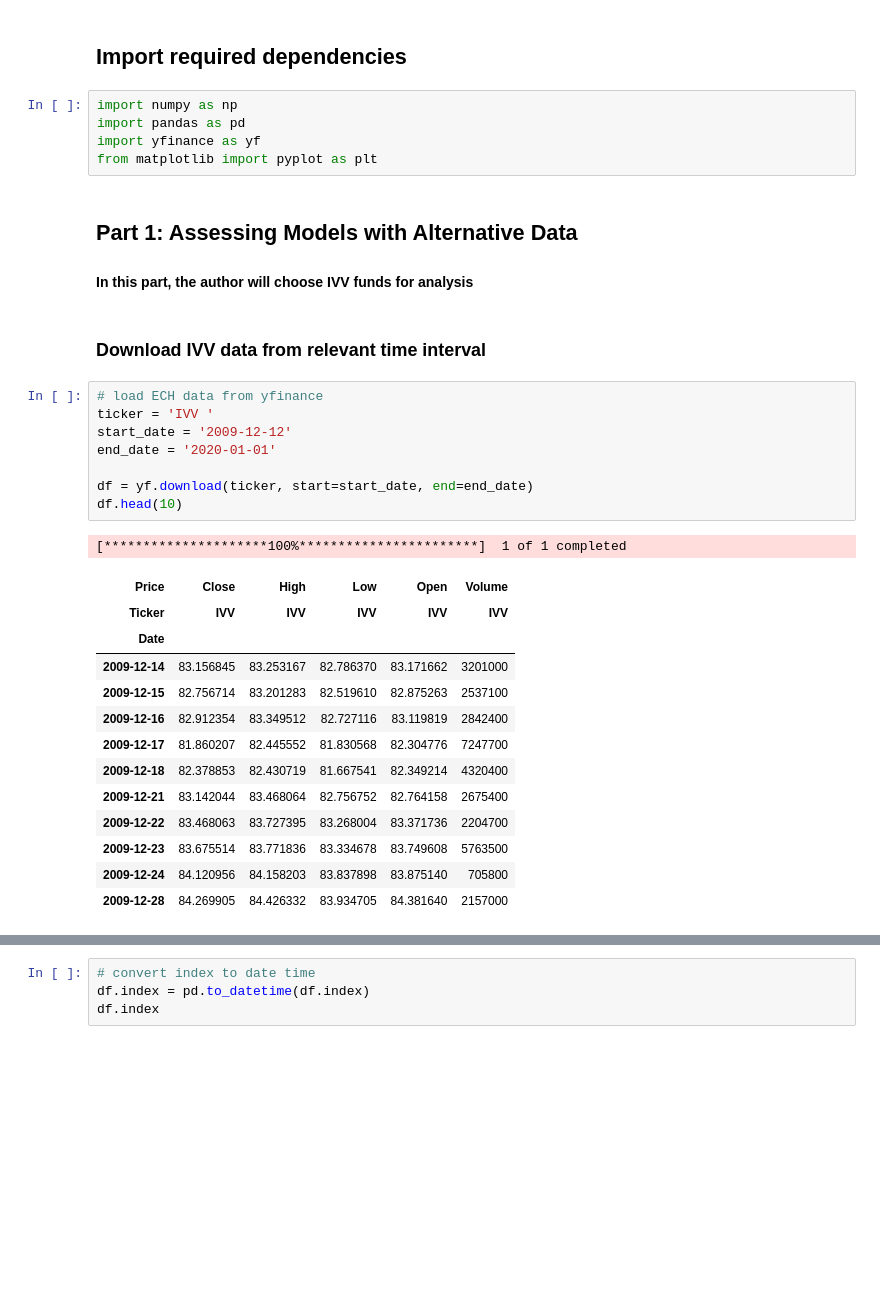
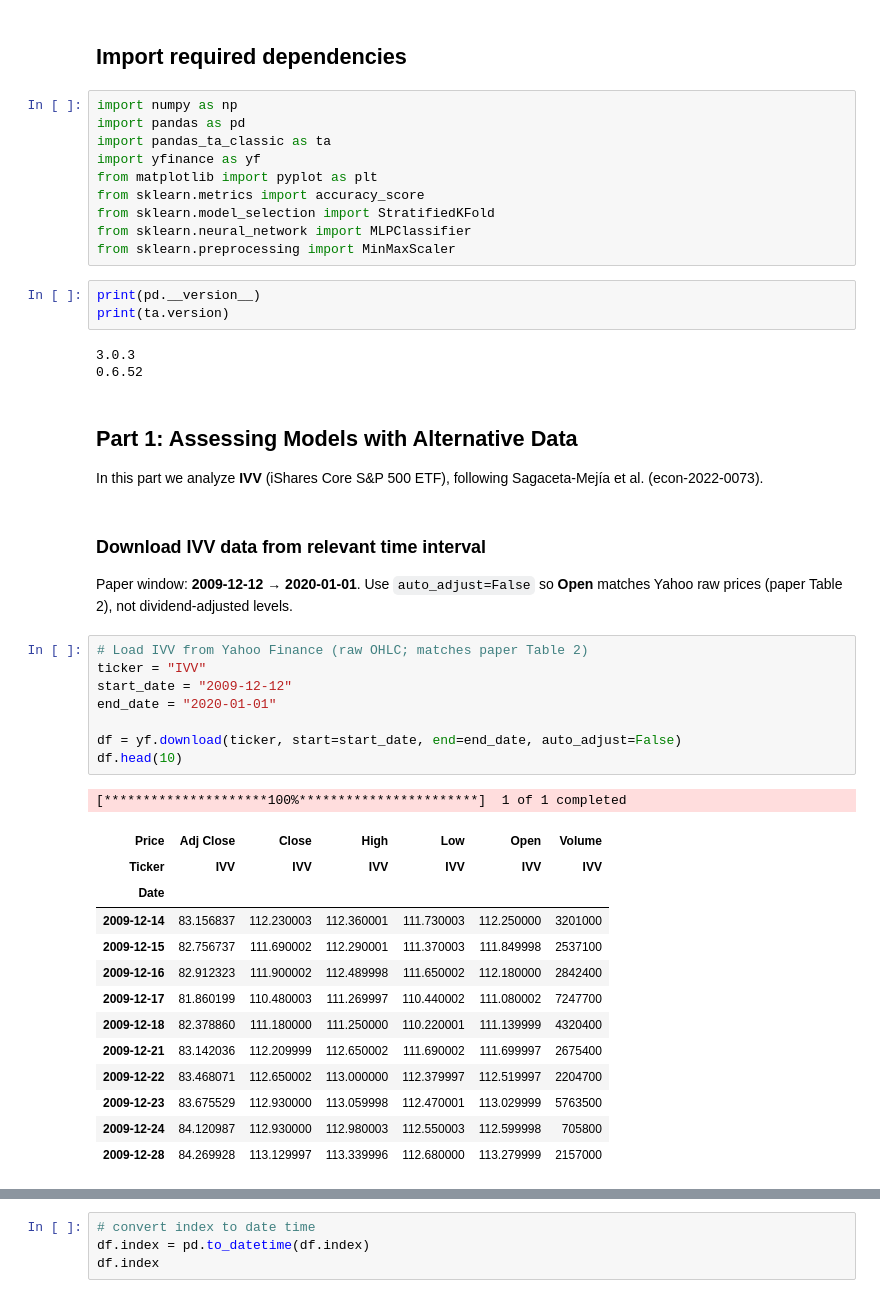
Before and after one commit to saobangmath/MscFE, a Jupyter notebook: FinancialData/project.ipynb, the cells around one changed output, grey strips where cells are left out. Saved outputs shown, nothing was run; the diff lists cells and outputs as text; blank space fills up the shorter version.

```diff
--- a/FinancialData/project.ipynb
+++ b/FinancialData/project.ipynb
@@ -9,34 +9,47 @@ Highly recommend to install virtual environment for installing those dependencie
 # %%
 import numpy as np
 import pandas as pd
+import pandas_ta_classic as ta
 import yfinance as yf
 from matplotlib import pyplot as plt
+from sklearn.metrics import accuracy_score
+from sklearn.model_selection import StratifiedKFold
+from sklearn.neural_network import MLPClassifier
+from sklearn.preprocessing import MinMaxScaler
+# %%
+print(pd.__version__)
+print(ta.version)
+# %% [output]
+3.0.3
+0.6.52
 # %% [markdown]
 ## Part 1: Assessing Models with Alternative Data
 
-#### In this part, the author will choose IVV funds for analysis
+In this part we analyze **IVV** (iShares Core S&P 500 ETF), following Sagaceta-Mejía et al. (econ-2022-0073).
 # %% [markdown]
 ### Download IVV data from relevant time interval
+
+Paper window: **2009-12-12 → 2020-01-01**. Use `auto_adjust=False` so **Open** matches Yahoo raw prices (paper Table 2), not dividend-adjusted levels.
 # %%
-# load ECH data from yfinance
-ticker = 'IVV '
-start_date = '2009-12-12'
-end_date = '2020-01-01'
+# Load IVV from Yahoo Finance (raw OHLC; matches paper Table 2)
+ticker = "IVV"
+start_date = "2009-12-12"
+end_date = "2020-01-01"
 
-df = yf.download(ticker, start=start_date, end=end_date)
+df = yf.download(ticker, start=start_date, end=end_date, auto_adjust=False)
 df.head(10)
 # %% [output]
 [*********************100%***********************]  1 of 1 completed
-| Price | Close | High | Low | Open | Volume |
-| Ticker | IVV | IVV | IVV | IVV | IVV |
-| Date |  |  |  |  |  |
-| 2009-12-14 | 83.156845 | 83.253167 | 82.786370 | 83.171662 | 3201000 |
-| 2009-12-15 | 82.756714 | 83.201283 | 82.519610 | 82.875263 | 2537100 |
-| 2009-12-16 | 82.912354 | 83.349512 | 82.727116 | 83.119819 | 2842400 |
-| 2009-12-17 | 81.860207 | 82.445552 | 81.830568 | 82.304776 | 7247700 |
-| 2009-12-18 | 82.378853 | 82.430719 | 81.667541 | 82.349214 | 4320400 |
-| 2009-12-21 | 83.142044 | 83.468064 | 82.756752 | 82.764158 | 2675400 |
-| 2009-12-22 | 83.468063 | 83.727395 | 83.268004 | 83.371736 | 2204700 |
-| 2009-12-23 | 83.675514 | 83.771836 | 83.334678 | 83.749608 | 5763500 |
-| 2009-12-24 | 84.120956 | 84.158203 | 83.837898 | 83.875140 | 705800 |
-| 2009-12-28 | 84.269905 | 84.426332 | 83.934705 | 84.381640 | 2157000 |
+| Price | Adj Close | Close | High | Low | Open | Volume |
+| Ticker | IVV | IVV | IVV | IVV | IVV | IVV |
+| Date |  |  |  |  |  |  |
+| 2009-12-14 | 83.156837 | 112.230003 | 112.360001 | 111.730003 | 112.250000 | 3201000 |
+| 2009-12-15 | 82.756737 | 111.690002 | 112.290001 | 111.370003 | 111.849998 | 2537100 |
+| 2009-12-16 | 82.912323 | 111.900002 | 112.489998 | 111.650002 | 112.180000 | 2842400 |
+| 2009-12-17 | 81.860199 | 110.480003 | 111.269997 | 110.440002 | 111.080002 | 7247700 |
+| 2009-12-18 | 82.378860 | 111.180000 | 111.250000 | 110.220001 | 111.139999 | 4320400 |
+| 2009-12-21 | 83.142036 | 112.209999 | 112.650002 | 111.690002 | 111.699997 | 2675400 |
+| 2009-12-22 | 83.468071 | 112.650002 | 113.000000 | 112.379997 | 112.519997 | 2204700 |
+| 2009-12-23 | 83.675529 | 112.930000 | 113.059998 | 112.470001 | 113.029999 | 5763500 |
+| 2009-12-24 | 84.120987 | 112.930000 | 112.980003 | 112.550003 | 112.599998 | 705800 |
+| 2009-12-28 | 84.269928 | 113.129997 | 113.339996 | 112.680000 | 113.279999 | 2157000 |
```
Also changed, not shown: parts of 28 cells of this notebook, 3 other files.
